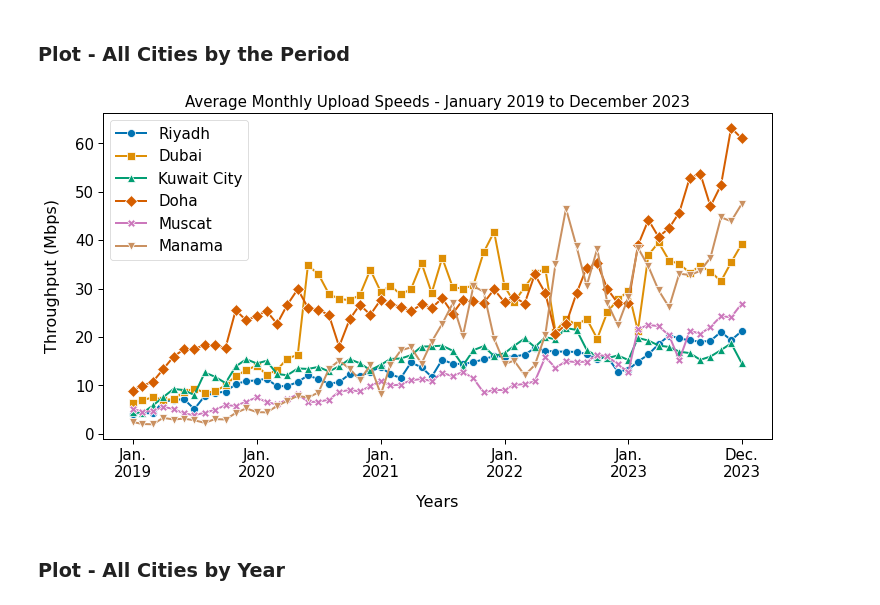
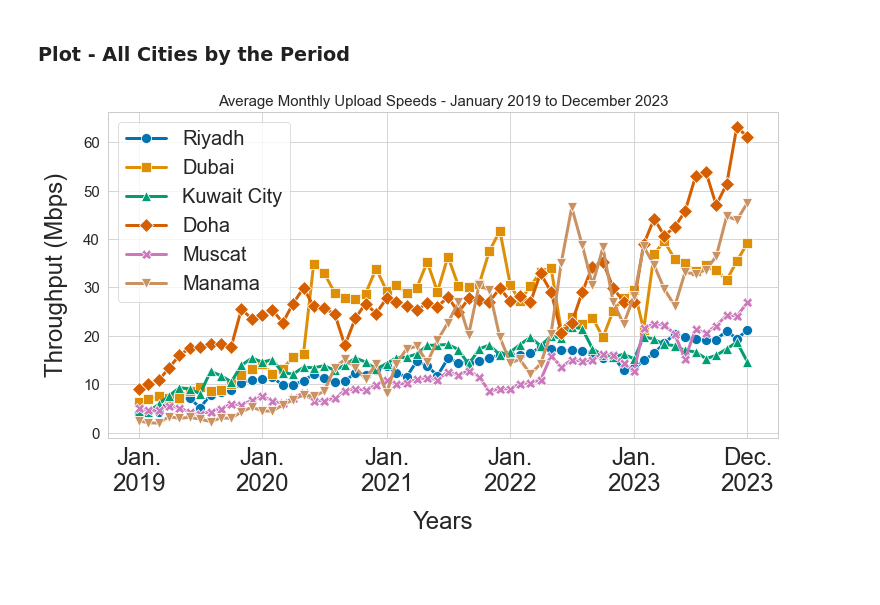
Before and after one commit to musabu/internet_speed_analysis_GCC_region, a Jupyter notebook: Final_analysis.ipynb, the cells around one changed output. Drawn from its saved outputs; the diff is of its cells as text; code cells hidden in the pictures; blank space fills up the shorter version.

Commit message:
Updates for the main Python notebook and figures

```diff
--- a/Final_analysis.ipynb
+++ b/Final_analysis.ipynb
@@ -138,17 +68,16 @@ plot_throughput(manama_downloads, manama_uploads, 'Manama', 'Bahrain', 'Throughp
 # %%
 
 # Initial declarations
-%matplotlib inline
-import matplotlib.pyplot as plt
-import seaborn as sb
+plt.rcParams['figure.figsize'] = (10, 6)
+paper_rc = {'lines.linewidth': 4, 'lines.markersize': 12}
+palette = sb.color_palette("hls", 2)
+palette2 = sb.color_palette("hls", 5)
+paper_rc = {'lines.linewidth': 3, 'lines.markersize': 10}
+sb.set_context("paper", rc = paper_rc)
 
 # Set the Seaborn style to "white" to ensure a light background
-sb.set_style("whitegrid")  # "whitegrid" adds grid lines; use "white" for no grid lines
+sb.set_style("whitegrid")
 
-# Reduced figure size
-plt.rcParams['figure.figsize'] = (10, 6)  # Adjust the size as needed
-paper_rc = {'lines.linewidth': 2, 'lines.markersize': 8}
-sb.set_context("paper", rc = paper_rc)
 
 def plot_throughput(downloads, uploads, city_name, country_name, throughput_column):
     plt.figure()
@@ -157,14 +86,14 @@ def plot_throughput(downloads, uploads, city_name, country_name, throughput_colu
     # Five-Year Data
     ax1.plot(downloads[throughput_column], linestyle='--', marker='o', label='Download')
     ax1.plot(uploads[throughput_column], marker='X', label='Upload')
-    ax1.set_title(f"Average Internet Speeds in {city_name}, {country_name}", fontdict={'fontsize': 16})
+    ax1.set_title(f"Average Internet Speeds in {city_name}, {country_name}", fontdict={'fontsize': 20})
     ax1.set_xticks(['2019-01-31', '2020-01-31', '2021-01-31', '2022-01-31', '2023-01-31', '2023-12-31'])
     ax1.set_xticklabels(['Jan.\n2019', 'Jan.\n2020', 'Jan.\n2021', 'Jan.\n2022', 'Jan.\n2023', 'Dec.\n2023'])
-    ax1.tick_params(axis='both', which='both', labelsize=12)
+    ax1.tick_params(axis='both', which='both', labelsize=22)
 
-    ax1.set_xlabel('Five-Year Period', fontdict={'fontsize': 14})
-    ax1.set_ylabel('Throughput (Mbps)', fontdict={'fontsize': 14})
-    ax1.legend(prop={'size': 12})
+    ax1.set_xlabel('Five-Year Period', fontdict={'fontsize': 20}, labelpad = 15)
+    ax1.set_ylabel('Throughput (Mbps)', fontdict={'fontsize': 20}, labelpad = 15)
+    ax1.legend(prop={'size': 18})
 
     # Adjust layout to ensure everything fits and save the figure
     plt.tight_layout()
@@ -402,33 +281,31 @@ Manama_dict = dict(tuple(manama_uploads.groupby('year')))
 # %%
 # Create a list of cities, corresponding DataFrame names, line styles, and markers
 cities = ['Riyadh', 'Dubai', 'Kuwait', 'Doha', 'Muscat', 'Manama']
 dfs = [riyadh_uploads, dubai_uploads, kuwaitcity_uploads, doha_uploads,
        muscat_uploads, manama_uploads]
 #line_styles = ['-', '--', '-.', ':', '-.', '--']
 markers = ['o', 's', '^', 'D', 'X', 'v']
 
 # Create a color palette to distinguish between cities
 palette = sb.color_palette("colorblind", len(cities))
 
 # Plot data for each city with different line styles and markers
 plt.figure(figsize=(12, 6))
 for i, (city, df, marker) in enumerate(zip(cities, dfs, markers)):
     sb.lineplot(data=df, x=df.index, y='Throughput_' + city,
                  marker=marker, label=city, color=palette[i])
 custom_ticks = ['2019-01-31', '2020-01-31', '2021-01-31', '2022-01-31',
                 '2023-01-31', '2023-12-31']
 custom_labels = ['Jan.\n2019', 'Jan.\n2020', 'Jan.\n2021', 'Jan.\n2022',
                  'Jan.\n2023', 'Dec.\n2023']
 plt.title('Average Monthly Upload Speeds - January 2019 to December 2023',
           fontsize = 15)
-plt.xlabel('Years', fontsize = 16, labelpad = 15)
-plt.xticks(ticks=custom_ticks, labels=custom_labels, fontsize = 15)
-plt.ylabel('Throughput (Mbps)', fontsize = 16, labelpad = 15)
+plt.xlabel('Years', fontsize = 24, labelpad = 15)
+plt.xticks(ticks=custom_ticks, labels=custom_labels, fontsize = 24)
+plt.ylabel('Throughput (Mbps)', fontsize = 24, labelpad = 15)
 plt.yticks(fontsize=15)
 plt.legend(labels=['Riyadh','Dubai', 'Kuwait City', 'Doha', 'Muscat', 'Manama'],
-           prop={'size': 15})
+           prop={'size': 20})
 plt.savefig('figures/five_years_upload_thru.pdf', bbox_inches='tight')
 # %% [output]
-[figure, old version]
+[figure, new version]
-# %% [markdown]
-### Plot - All Cities by Year
```
Also changed, not shown: parts of 9 cells of this notebook, 16 other files.
